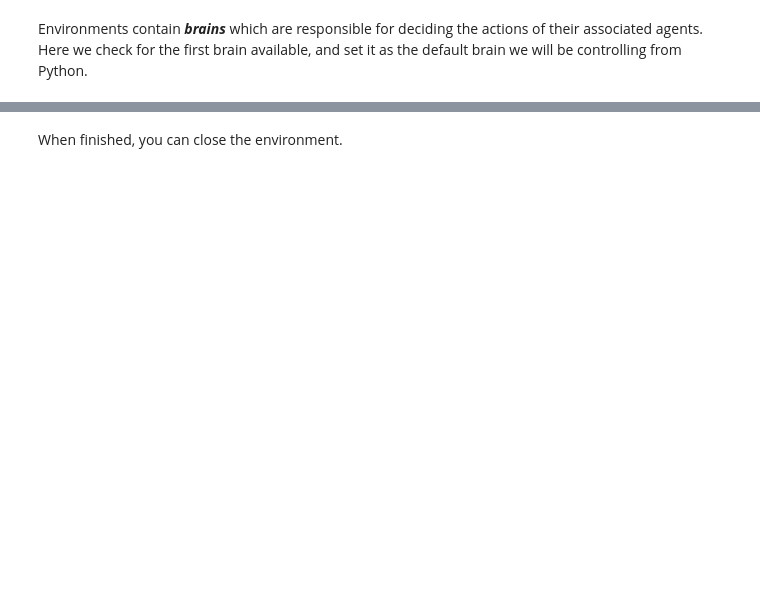
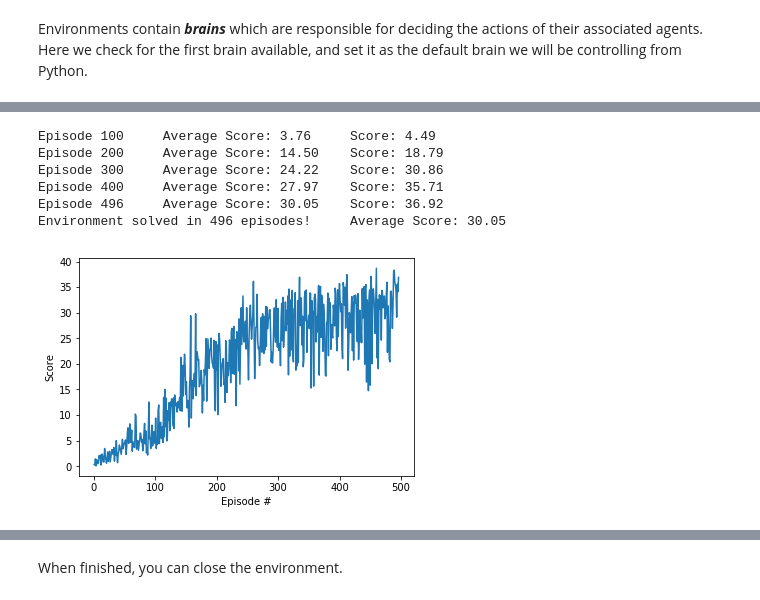
Before and after one commit to yehiahesham/MultiAgent_Gaming_RL_Agents, a Jupyter notebook: Report.ipynb, the cells around one changed output, grey strips where cells are left out. Cells and saved outputs as stored; diff of their text form; code cells hidden in the pictures; blank space fills up the shorter version.

```diff
--- a/Report.ipynb
+++ b/Report.ipynb
@@ -311,3 +279,21 @@ Environment solved in 271 episodes      Average Score: 0.50
+# %%
+scores = ddpg()
+# %% [output]
+Episode 100     Average Score: 3.76     Score: 4.49
+Episode 200     Average Score: 14.50    Score: 18.79
+Episode 300     Average Score: 24.22    Score: 30.86
+Episode 400     Average Score: 27.97    Score: 35.71
+Episode 496     Average Score: 30.05    Score: 36.92
+Environment solved in 496 episodes!     Average Score: 30.05
+# %%
+fig = plt.figure()
+ax = fig.add_subplot(111)
+plt.plot(np.arange(1, len(scores)+1), scores)
+plt.ylabel('Score')
+plt.xlabel('Episode #')
+plt.show()
+# %% [output]
+[figure, added]
 # %% [markdown]
 ### 6. Results
 ---
```
Also changed, not shown: parts of 25 cells of this notebook.
